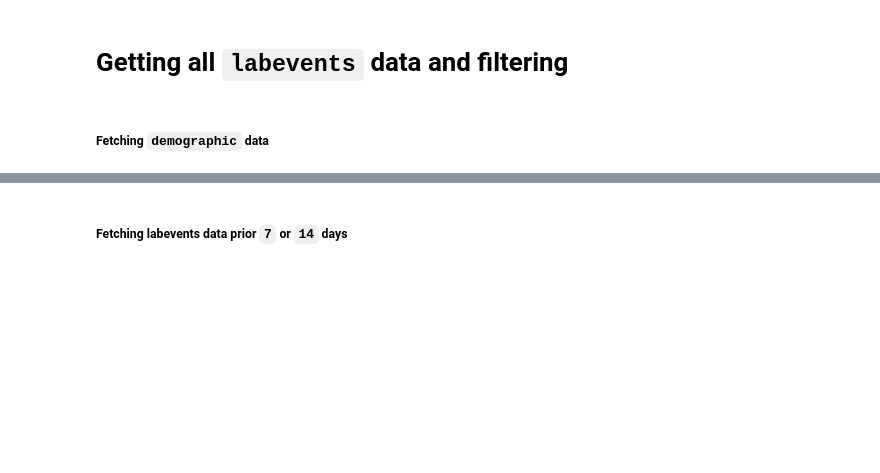
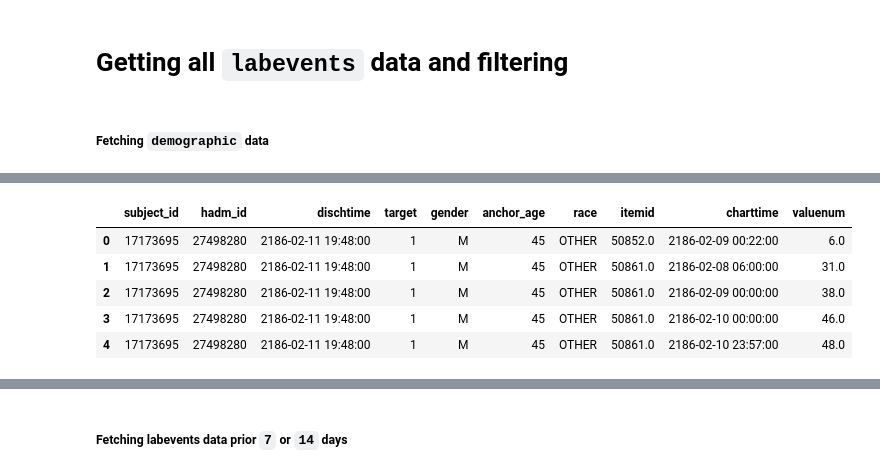
Before and after one commit to Crazz-Zaac/informative-missingness, a Jupyter notebook: project/notebooks/exp_2025.ipynb, the cells around one changed output, grey strips where cells are left out. Drawn from its saved outputs; the diff is of its cells as text; code cells hidden in the pictures; blank space fills up the shorter version.

Commit message:
preprocessing pipeline updated, data fetching script updated

```diff
--- a/project/notebooks/exp_2025.ipynb
+++ b/project/notebooks/exp_2025.ipynb
@@ -94,0 +107,11 @@ conn.close()
+# %%
+aplasia_df = pd.read_parquet('../dataset/raw/aplasia_lab_event_data_with_demographics.parquet')
+# aplasia_dfaplasia_df['admittime'] - aplasia_df['dischtime']
+aplasia_df.head()
+# %% [output]
+|  | subject_id | hadm_id | dischtime | target | gender | anchor_age | race | itemid | charttime | valuenum |
+| 0 | 17173695 | 27498280 | 2186-02-11 19:48:00 | 1 | M | 45 | OTHER | 50852.0 | 2186-02-09 00:22:00 | 6.0 |
+| 1 | 17173695 | 27498280 | 2186-02-11 19:48:00 | 1 | M | 45 | OTHER | 50861.0 | 2186-02-08 06:00:00 | 31.0 |
+| 2 | 17173695 | 27498280 | 2186-02-11 19:48:00 | 1 | M | 45 | OTHER | 50861.0 | 2186-02-09 00:00:00 | 38.0 |
+| 3 | 17173695 | 27498280 | 2186-02-11 19:48:00 | 1 | M | 45 | OTHER | 50861.0 | 2186-02-10 00:00:00 | 46.0 |
+| 4 | 17173695 | 27498280 | 2186-02-11 19:48:00 | 1 | M | 45 | OTHER | 50861.0 | 2186-02-10 23:57:00 | 48.0 |
```
Also changed, not shown: parts of 7 cells of this notebook, 15 other files.
